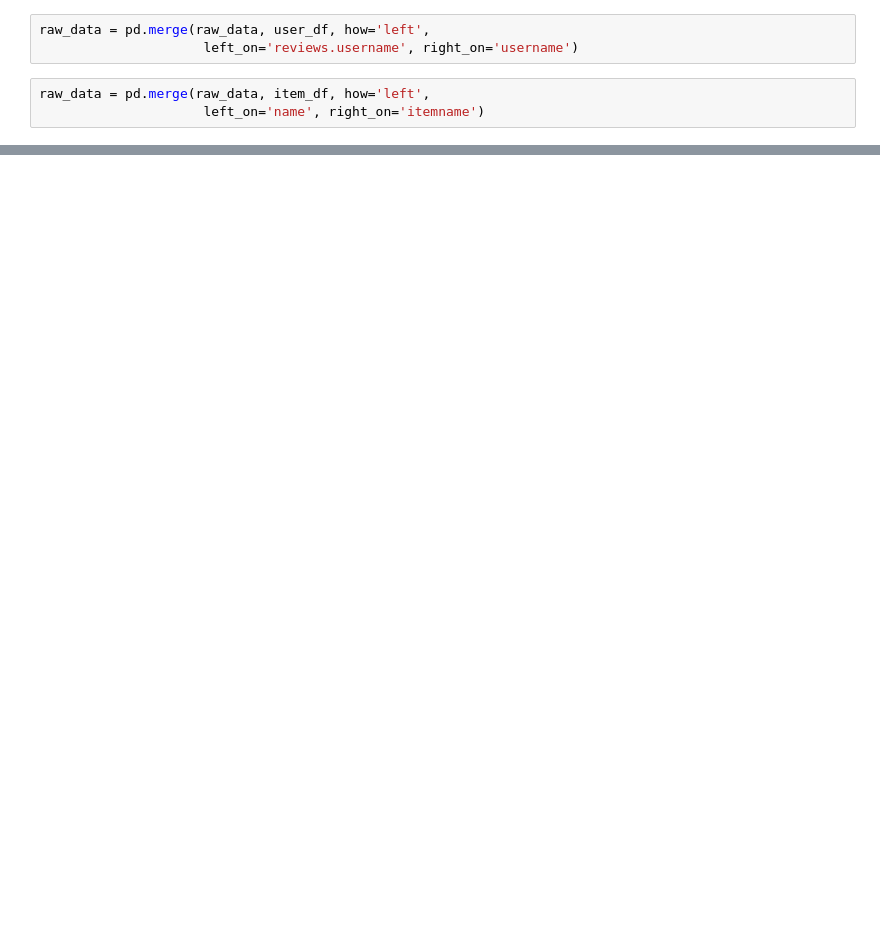
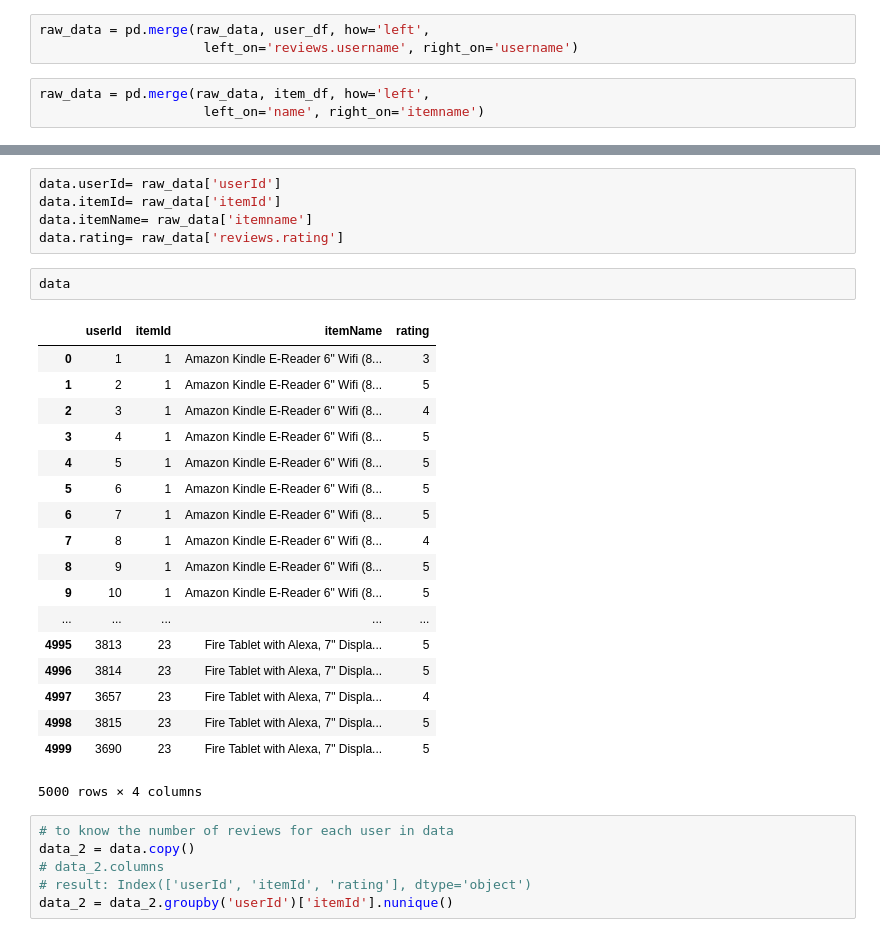
Before and after one commit to deadania14/RecommenderSystem, a Jupyter notebook: data_munging.ipynb, the cells around one changed output, grey strips where cells are left out. Saved outputs shown, nothing was run; the diff lists cells and outputs as text; blank space fills up the shorter version.

```diff
--- a/data_munging.ipynb
+++ b/data_munging.ipynb
@@ -140,0 +104,32 @@ raw_data
+# %%
+data.userId= raw_data['userId']
+data.itemId= raw_data['itemId']
+data.itemName= raw_data['itemname']
+data.rating= raw_data['reviews.rating']
+# %%
+data
+# %% [output]
+|  | userId | itemId | itemName | rating |
+| 0 | 1 | 1 | Amazon Kindle E-Reader 6" Wifi (8... | 3 |
+| 1 | 2 | 1 | Amazon Kindle E-Reader 6" Wifi (8... | 5 |
+| 2 | 3 | 1 | Amazon Kindle E-Reader 6" Wifi (8... | 4 |
+| 3 | 4 | 1 | Amazon Kindle E-Reader 6" Wifi (8... | 5 |
+| 4 | 5 | 1 | Amazon Kindle E-Reader 6" Wifi (8... | 5 |
+| 5 | 6 | 1 | Amazon Kindle E-Reader 6" Wifi (8... | 5 |
+| 6 | 7 | 1 | Amazon Kindle E-Reader 6" Wifi (8... | 5 |
+| 7 | 8 | 1 | Amazon Kindle E-Reader 6" Wifi (8... | 4 |
+| 8 | 9 | 1 | Amazon Kindle E-Reader 6" Wifi (8... | 5 |
+| 9 | 10 | 1 | Amazon Kindle E-Reader 6" Wifi (8... | 5 |
+| ... | ... | ... | ... | ... |
+| 4995 | 3813 | 23 | Fire Tablet with Alexa, 7" Displa... | 5 |
+| 4996 | 3814 | 23 | Fire Tablet with Alexa, 7" Displa... | 5 |
+| 4997 | 3657 | 23 | Fire Tablet with Alexa, 7" Displa... | 4 |
+| 4998 | 3815 | 23 | Fire Tablet with Alexa, 7" Displa... | 5 |
+| 4999 | 3690 | 23 | Fire Tablet with Alexa, 7" Displa... | 5 |
+5000 rows × 4 columns
+# %%
+# to know the number of reviews for each user in data
+data_2 = data.copy()
+# data_2.columns
+# result: Index(['userId', 'itemId', 'rating'], dtype='object')
+data_2 = data_2.groupby('userId')['itemId'].nunique()
```
Also changed, not shown: parts of 7 cells of this notebook, 16 other files.
